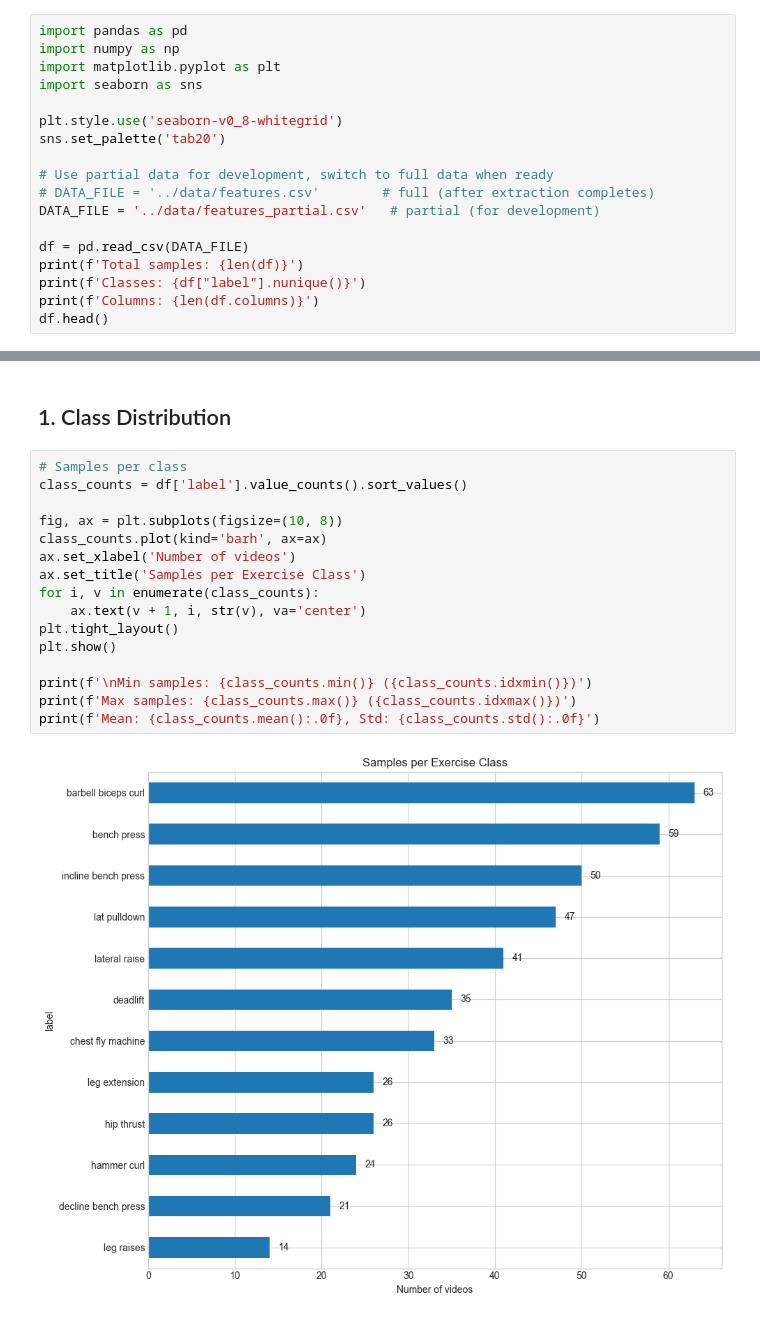
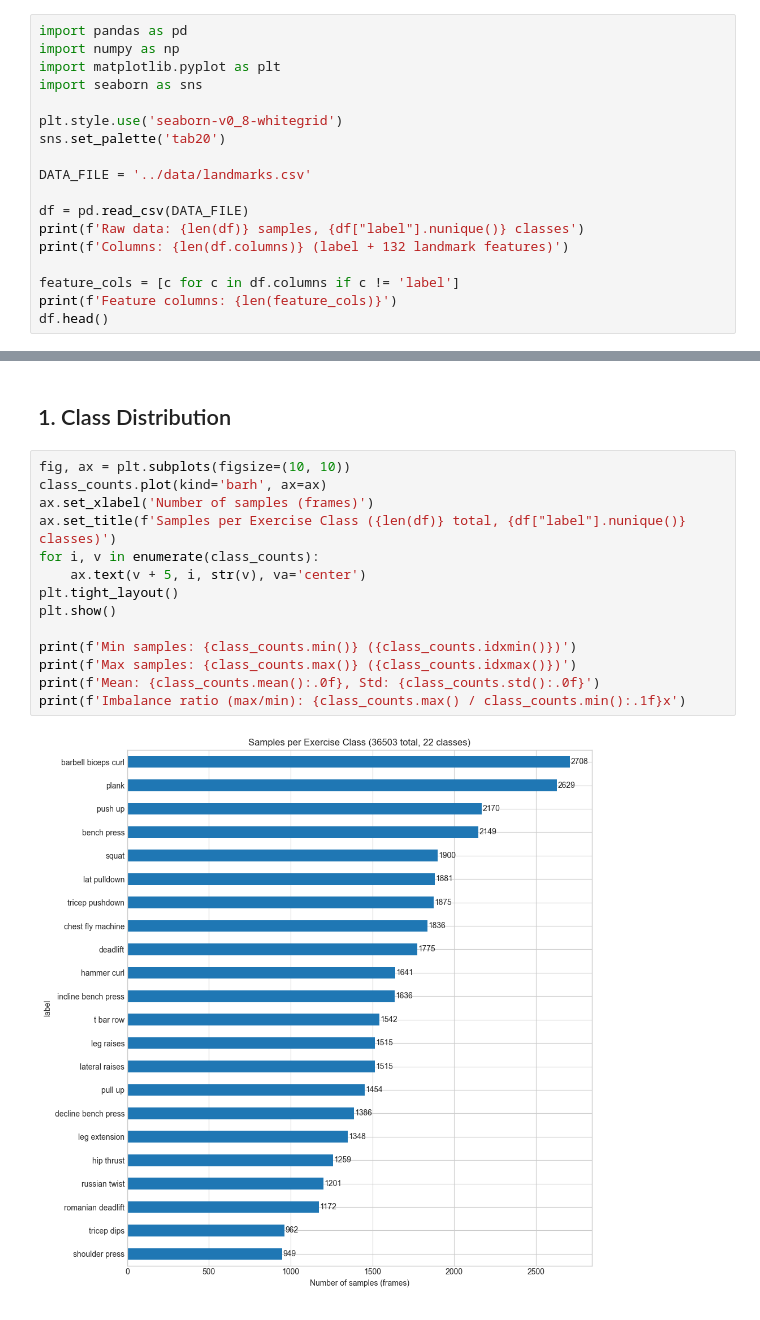
Before and after one commit to 12194916/smart-gym-monitoring, a Jupyter notebook: notebooks/analysis.ipynb, the cells around one changed output, grey strips where cells are left out. Drawn from its saved outputs; the diff is of its cells as text.

```diff
--- a/notebooks/analysis.ipynb
+++ b/notebooks/analysis.ipynb
@@ -15,13 +15,13 @@ import seaborn as sns
 plt.style.use('seaborn-v0_8-whitegrid')
 sns.set_palette('tab20')
 
-# Use partial data for development, switch to full data when ready
-# DATA_FILE = '../data/features.csv'        # full (after extraction completes)
-DATA_FILE = '../data/features_partial.csv'   # partial (for development)
+DATA_FILE = '../data/landmarks.csv'
 
 df = pd.read_csv(DATA_FILE)
-print(f'Total samples: {len(df)}')
-print(f'Classes: {df["label"].nunique()}')
-print(f'Columns: {len(df.columns)}')
+print(f'Raw data: {len(df)} samples, {df["label"].nunique()} classes')
+print(f'Columns: {len(df.columns)} (label + 132 landmark features)')
+
+feature_cols = [c for c in df.columns if c != 'label']
+print(f'Feature columns: {len(feature_cols)}')
 df.head()
 # %% [output]
@@ -54,20 +63,18 @@ df
 # %% [markdown]
 ## 1. Class Distribution
 # %%
-# Samples per class
-class_counts = df['label'].value_counts().sort_values()
-
-fig, ax = plt.subplots(figsize=(10, 8))
+fig, ax = plt.subplots(figsize=(10, 10))
 class_counts.plot(kind='barh', ax=ax)
-ax.set_xlabel('Number of videos')
-ax.set_title('Samples per Exercise Class')
+ax.set_xlabel('Number of samples (frames)')
+ax.set_title(f'Samples per Exercise Class ({len(df)} total, {df["label"].nunique()} classes)')
 for i, v in enumerate(class_counts):
-    ax.text(v + 1, i, str(v), va='center')
+    ax.text(v + 5, i, str(v), va='center')
 plt.tight_layout()
 plt.show()
 
-print(f'\nMin samples: {class_counts.min()} ({class_counts.idxmin()})')
+print(f'Min samples: {class_counts.min()} ({class_counts.idxmin()})')
 print(f'Max samples: {class_counts.max()} ({class_counts.idxmax()})')
 print(f'Mean: {class_counts.mean():.0f}, Std: {class_counts.std():.0f}')
+print(f'Imbalance ratio (max/min): {class_counts.max() / class_counts.min():.1f}x')
 # %% [output]
-[figure, old version]
+[figure, new version]
```
Also changed, not shown: parts of 30 cells of this notebook, 20 other files.
